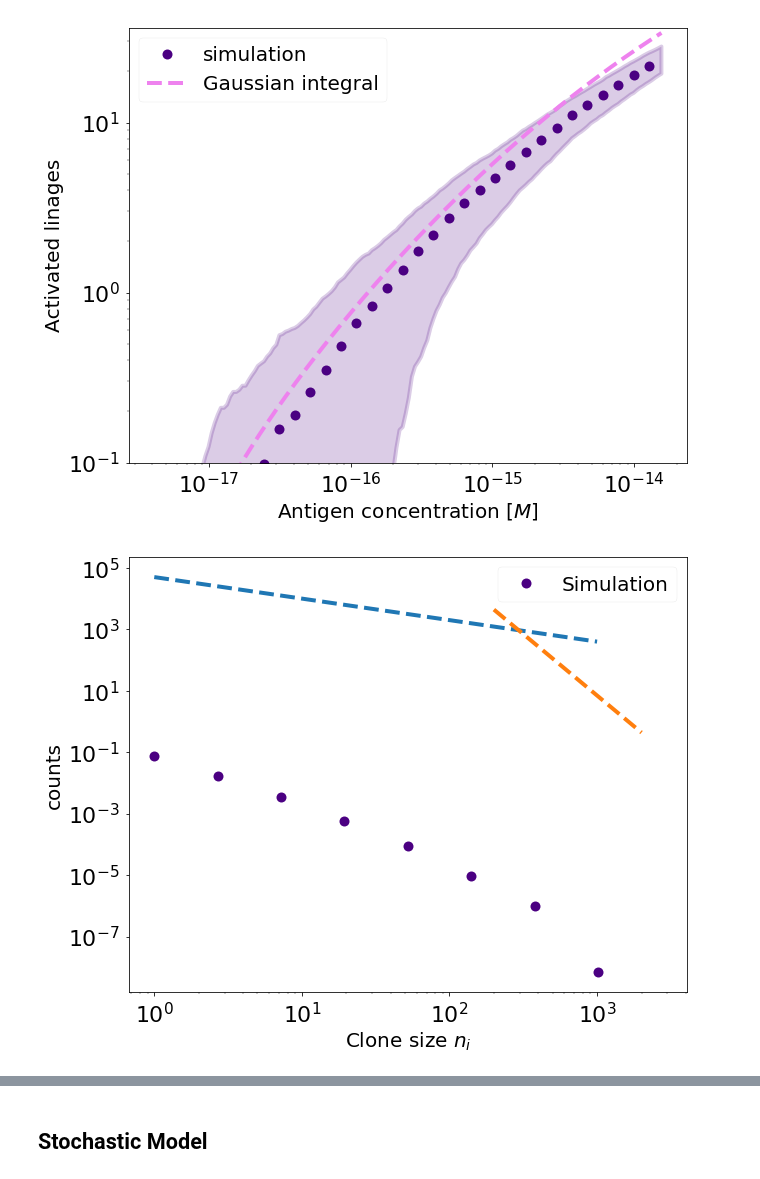
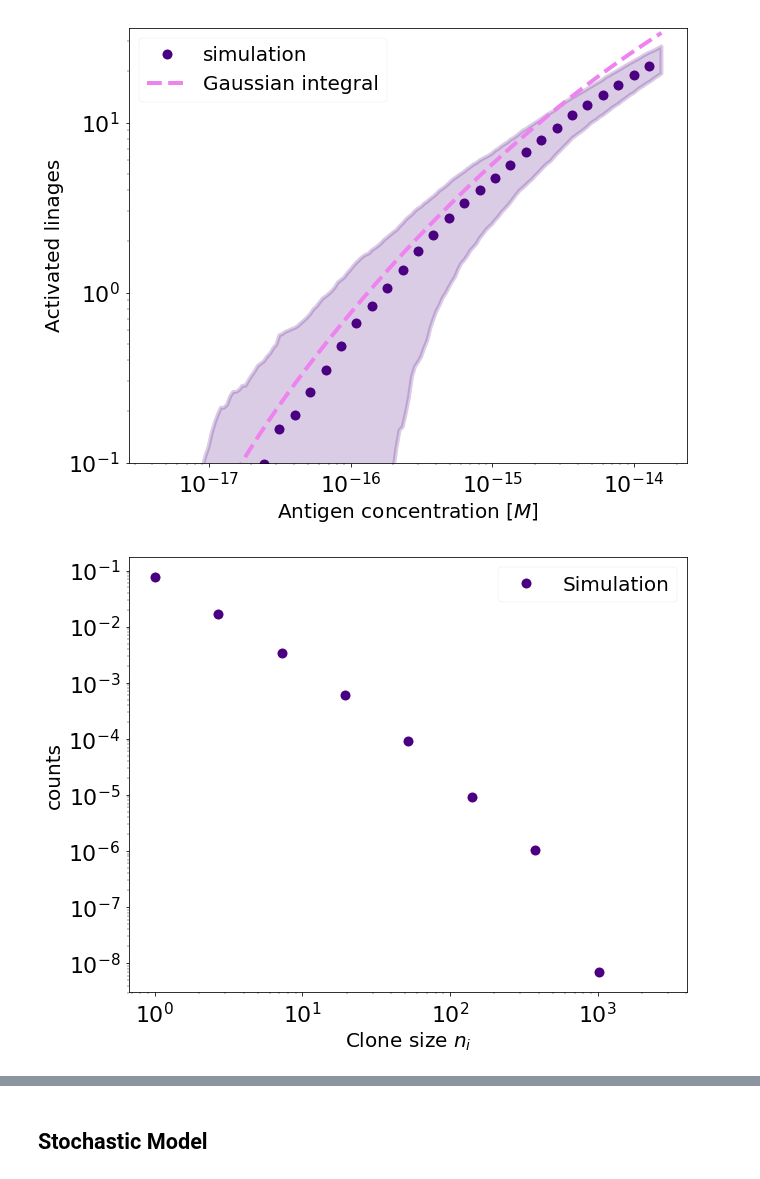
Before and after one commit to betoto008/Affinity_maturation, a Jupyter notebook: Jupyter_Notebooks/Stochastic_simulation_ensemble.ipynb, the cells around one changed output, grey strips where cells are left out. Drawn from its saved outputs; the diff is of its cells as text; code cells hidden in the pictures.

```diff
--- a/Jupyter_Notebooks/Stochastic_simulation_ensemble.ipynb
+++ b/Jupyter_Notebooks/Stochastic_simulation_ensemble.ipynb
@@ -123,10 +123,8 @@ fig.savefig('../Figures/Activation_rate.png')
 # %%
 fig, ax = plt.subplots(1, 1, figsize = (10,8))
 n_bins = 10
 plot_size_distribution_ensemble_deterministic(T = T, dt = dt, n_bins = n_bins, density = True, popt = popt, ax = ax)
-ax.plot(np.linspace(1, 1e3, 100), 5e4*np.linspace(1, 1e3, 100)**(-.7), linewidth = 4, linestyle = 'dashed')
-ax.plot(np.linspace(2e2, 2e3, 100), 7e12*np.linspace(2e2, 2e3, 100)**(-4), linewidth = 4, linestyle = 'dashed')
 ax.set_yscale('log')
 fig.savefig('../Figures/Linage_size_distribution.png')
 # %% [output]
-[figure, old version]
+[figure, new version]
```
Also changed, not shown: parts of 1 cell of this notebook, 8 other files.
